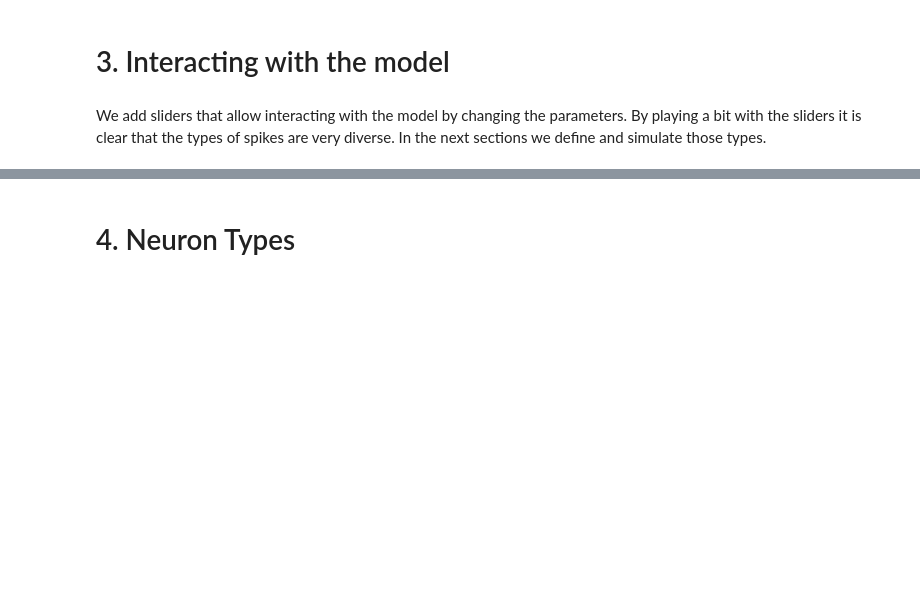
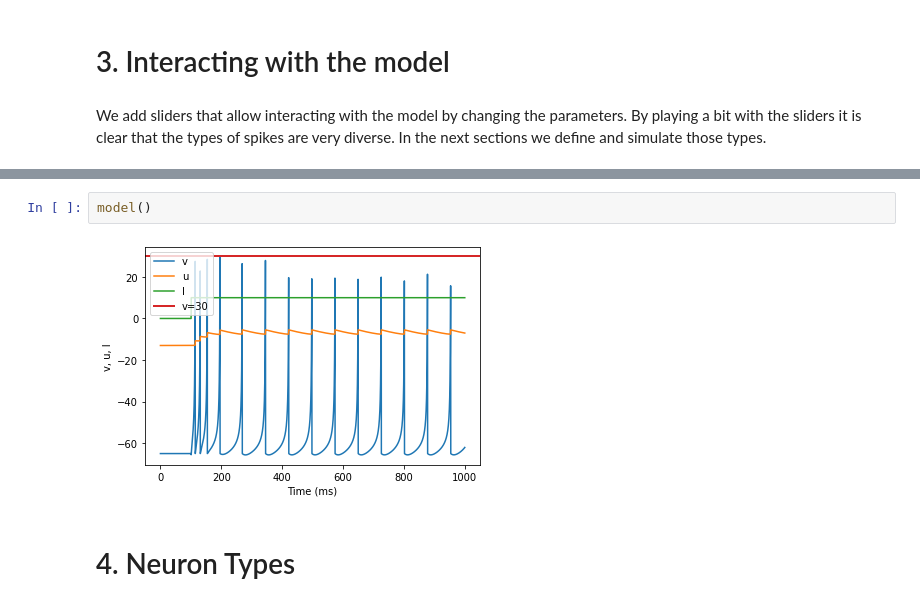
Before and after one commit to juletx/spiking-neural-network, a Jupyter notebook: notebooks/P44_Izhikevich_SNN_Model_NN_D2.ipynb, the cells around one changed output, grey strips where cells are left out. Cells and saved outputs as stored; diff of their text form; blank space fills up the shorter version.

Commit message:
Run model and simulation without sliders

```diff
--- a/notebooks/P44_Izhikevich_SNN_Model_NN_D2.ipynb
+++ b/notebooks/P44_Izhikevich_SNN_Model_NN_D2.ipynb
@@ -120,3 +118,7 @@ interactive(children=(FloatSlider(value=0.02, continuous_update=False, descripti
+# %%
+model()
+# %% [output]
+[figure, added]
 # %% [markdown]
 # 4. Neuron Types
 # %% [markdown]
```
Also changed, not shown: parts of 3 cells of this notebook.
